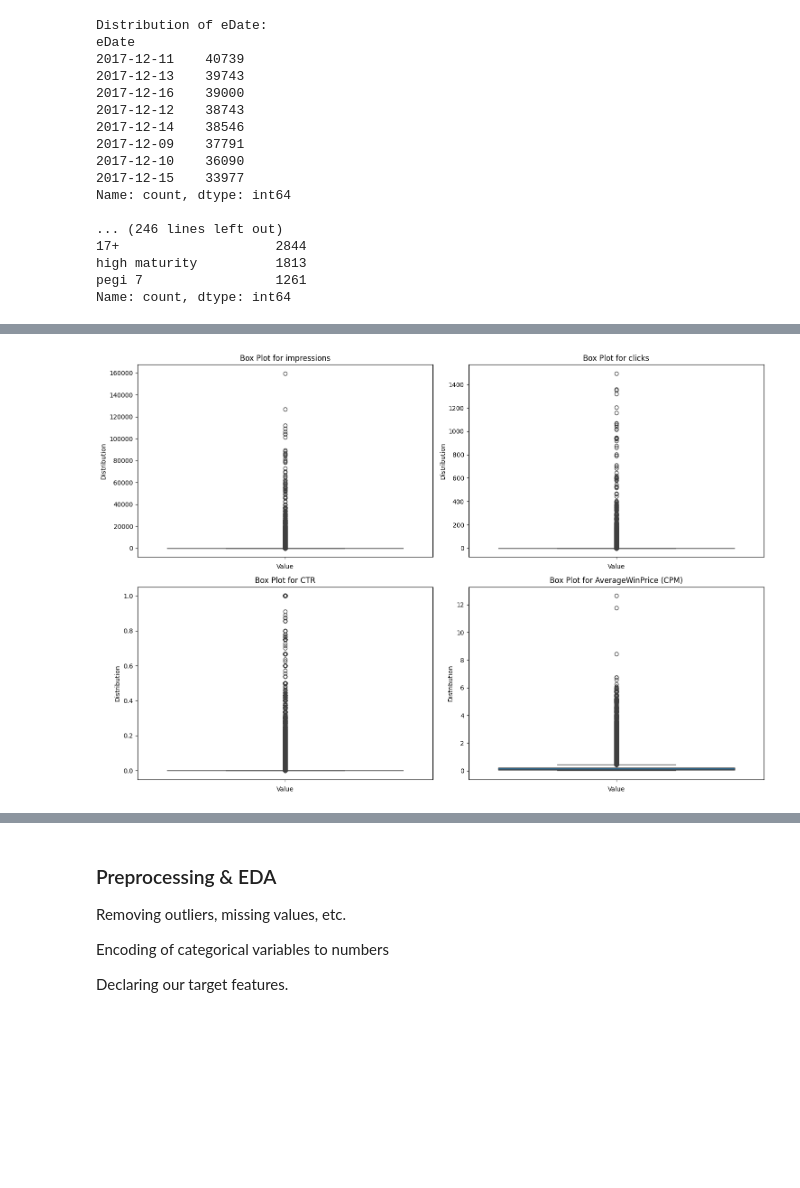
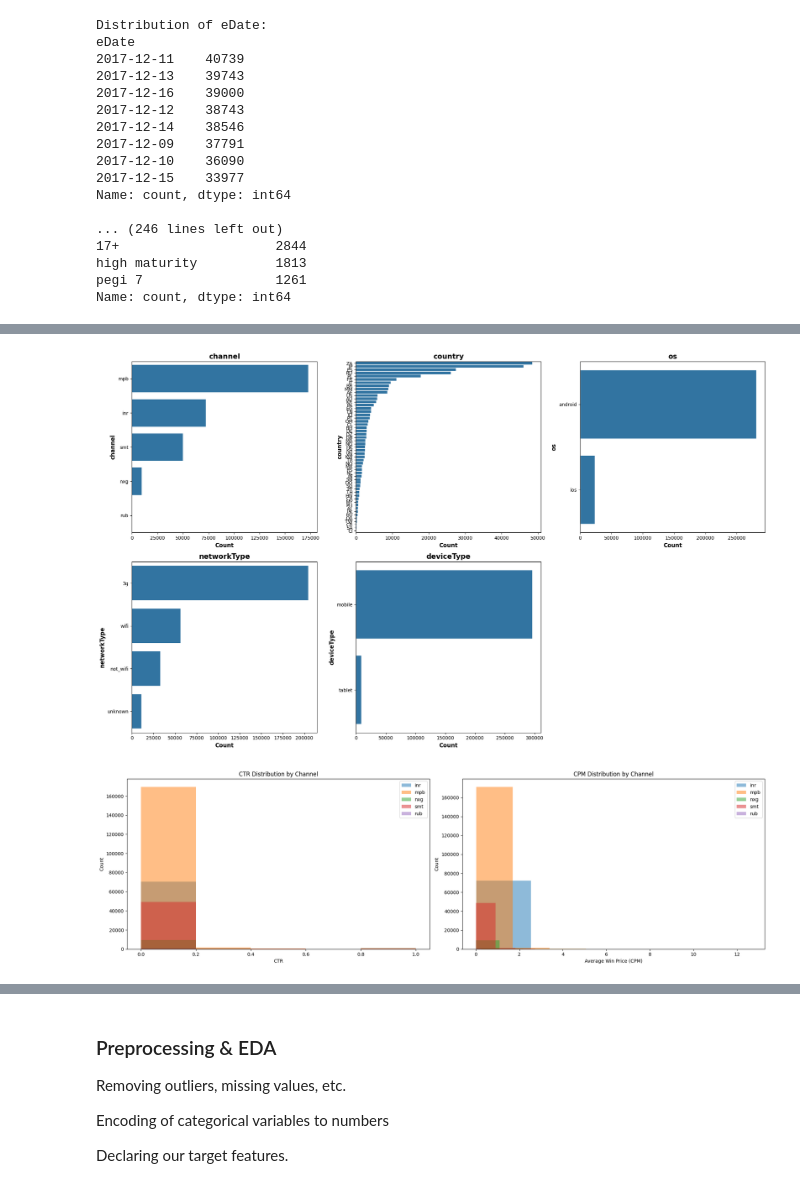
Before and after one commit to ROCstudios/ad-bidding-challenge, a Jupyter notebook: v2_channel_bid_strategy.ipynb, the cells around one changed output, grey strips where cells are left out. Saved outputs shown, nothing was run; the diff lists cells and outputs as text; code cells hidden in the pictures; blank space fills up the shorter version.

```diff
--- a/v2_channel_bid_strategy.ipynb
+++ b/v2_channel_bid_strategy.ipynb
@@ -216,22 +156,56 @@ plt.show()
-# %%
-# Calculate the number of rows and columns needed for the subplots
-n_cols = 2
-n_rows = (len(quantified_metrics_cols) + n_cols - 1) // n_cols
-
-fig, axs = plt.subplots(n_rows, n_cols, figsize=(15, 5 * n_rows))
-axs = axs.flatten()  # Flatten the 2D array of axes to make indexing easier
-
-for i, col in enumerate(quantified_metrics_cols):
-    sns.boxplot(data=historical_df[col], ax=axs[i])
-    axs[i].set_title(f'Box Plot for {col}')
-    axs[i].set_xlabel('Value')
-    axs[i].set_ylabel('Distribution')
-
-# Remove any unused subplots
-for i in range(len(historical_df.columns), len(axs)):
-    fig.delaxes(axs[i])
-
-plt.tight_layout()
-plt.show()
-# %% [output]
-[figure, removed]
+# %%
+plt.figure(figsize=(20, 12))
+
+for i, col in enumerate(channel_metrics_cols[:5], 1):
+    plt.subplot(2, 3, i)
+    if historical_df[col].dtype == 'object':
+        # For categorical variables
+        sns.countplot(y=col, data=historical_df, order=historical_df[col].value_counts().index)
+        plt.title(f"{col}", fontsize=15, fontweight='bold')
+        plt.xlabel("Count", fontsize=12, fontweight='bold')
+        plt.ylabel(col, fontsize=12, fontweight='bold')
+    else:
+        # For numerical variables
+        sns.histplot(historical_df[col], kde=True)
+        plt.title(f"Distribution - {col}", fontsize=15, fontweight='bold')
+        plt.xlabel(col, fontsize=12, fontweight='bold')
+        plt.ylabel("Count", fontsize=12, fontweight='bold')
+
+    plt.xticks(fontsize=10)
+    plt.yticks(fontsize=10)
+
+plt.tight_layout()
+plt.show()
+# %% [output]
+[figure, added]
+# %%
+# let's display the distribution of our channel metrics
+
+unique_channel = historical_df['channel'].unique()
+
+fig, (ax1, ax2) = plt.subplots(1, 2, figsize=(20, 6))
+
+# Plot CTR distribution
+for channel in unique_channel:
+    data = historical_df[historical_df['channel'] == channel]
+    ax1.hist(data['CTR'], bins=5, label=channel, alpha=0.5)
+
+ax1.set_title('CTR Distribution by Channel')
+ax1.set_xlabel('CTR')
+ax1.set_ylabel('Count')
+ax1.legend()
+
+# Plot CPM distribution
+for channel in unique_channel:
+    data = historical_df[historical_df['channel'] == channel]
+    ax2.hist(data['AverageWinPrice (CPM)'], bins=5, label=channel, alpha=0.5)
+
+ax2.set_title('CPM Distribution by Channel')
+ax2.set_xlabel('Average Win Price (CPM)')
+ax2.set_ylabel('Count')
+ax2.legend()
+
+plt.tight_layout()
+plt.show()
+# %% [output]
+[figure, added]
```
Also changed, not shown: parts of 29 cells of this notebook, 2 other files.
